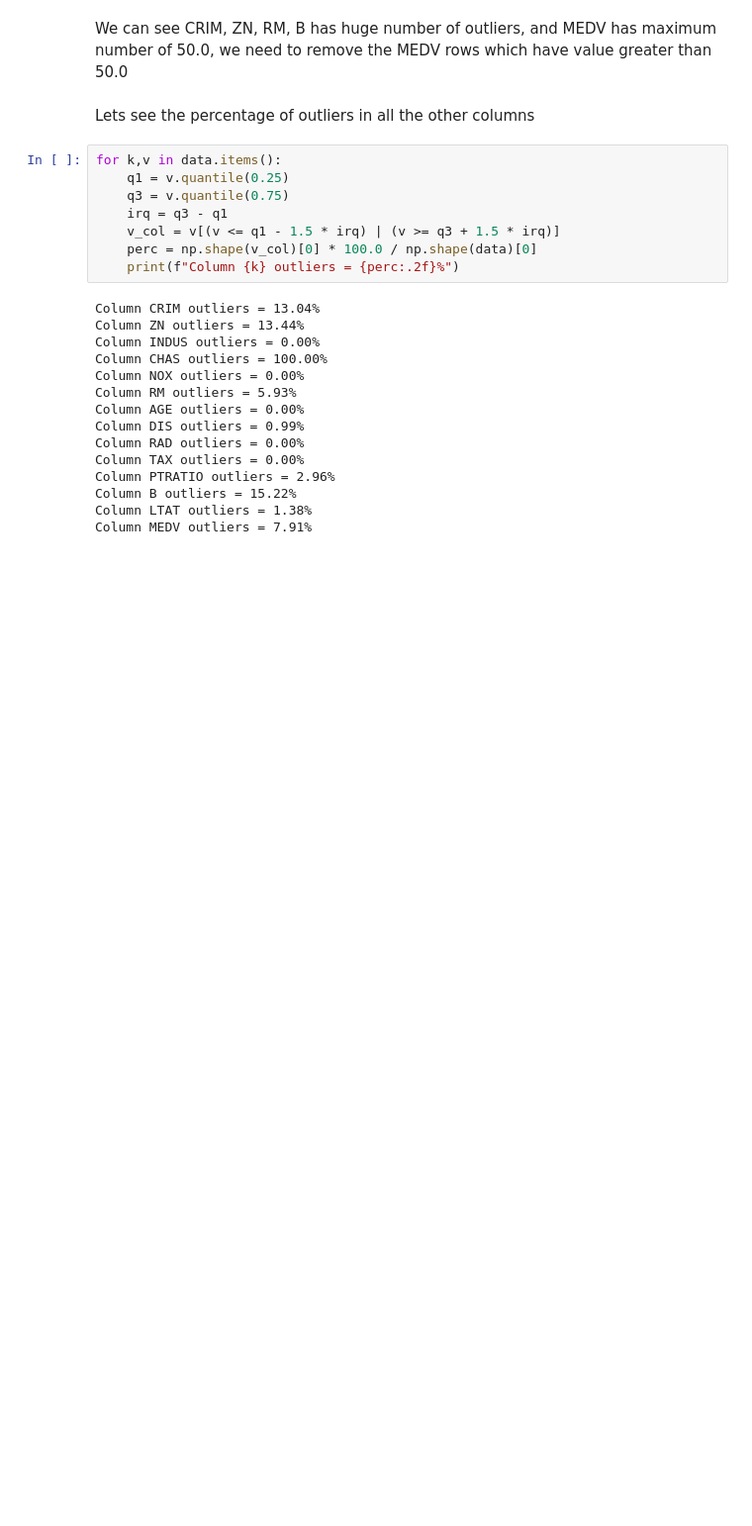
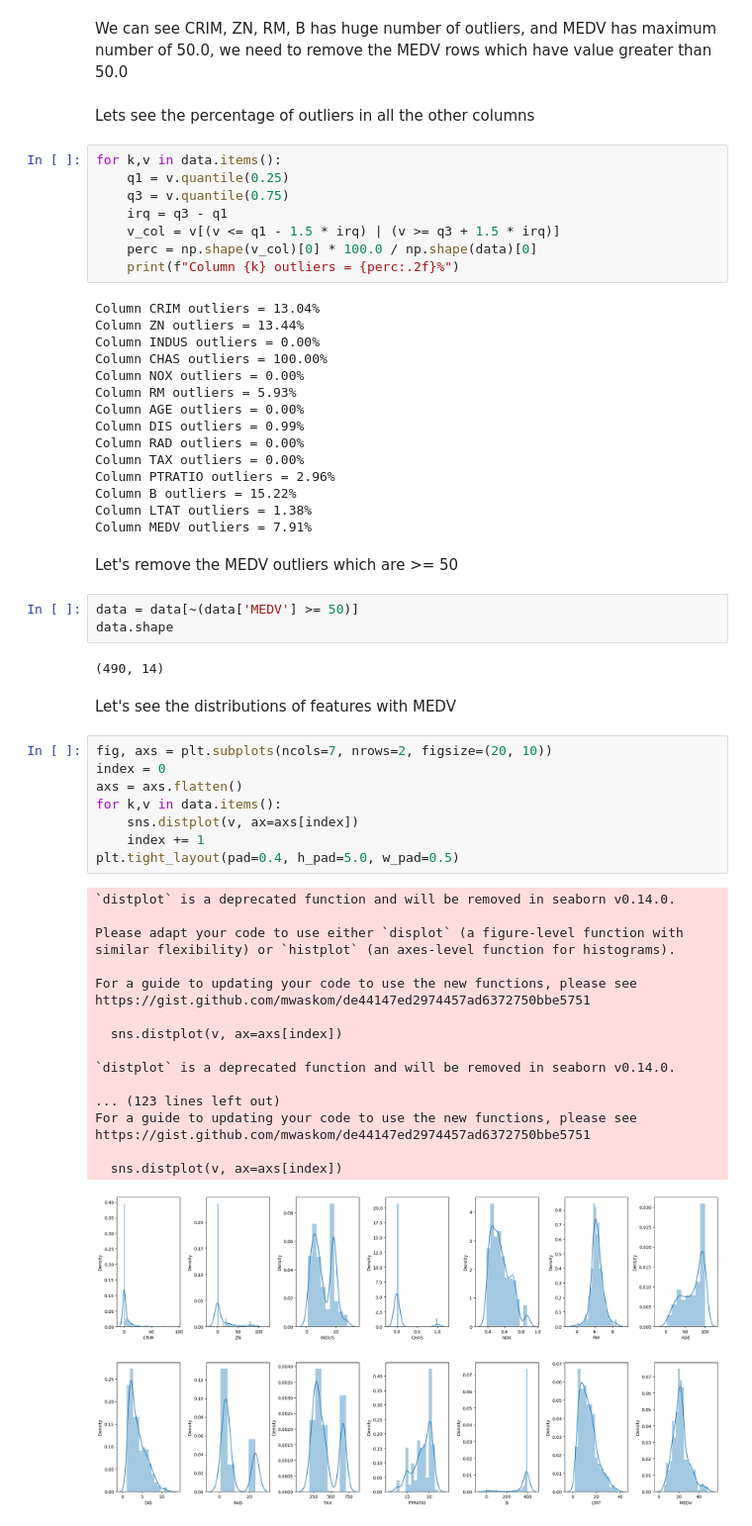
Before and after one commit to Simpl1fy/Boston-House-Price-Prediction, a Jupyter notebook: LinearRegression.ipynb, the cells around one changed output. Shown: that part at 99% size. Cells and saved outputs as stored; diff of their text form; blank space fills up the shorter version.

Commit message:
data processing 2

```diff
--- a/LinearRegression.ipynb
+++ b/LinearRegression.ipynb
@@ -92,3 +92,39 @@ Column PTRATIO outliers = 2.96%
 Column B outliers = 15.22%
 Column LTAT outliers = 1.38%
 Column MEDV outliers = 7.91%
+# %% [markdown]
+Let's remove the MEDV outliers which are >= 50
+# %%
+data = data[~(data['MEDV'] >= 50)]
+data.shape
+# %% [output]
+(490, 14)
+# %% [markdown]
+Let's see the distributions of features with MEDV
+# %%
+fig, axs = plt.subplots(ncols=7, nrows=2, figsize=(20, 10))
+index = 0
+axs = axs.flatten()
+for k,v in data.items():
+    sns.distplot(v, ax=axs[index])
+    index += 1
+plt.tight_layout(pad=0.4, h_pad=5.0, w_pad=0.5)
+# %% [output]
+`distplot` is a deprecated function and will be removed in seaborn v0.14.0.
+
+Please adapt your code to use either `displot` (a figure-level function with
+similar flexibility) or `histplot` (an axes-level function for histograms).
+
+For a guide to updating your code to use the new functions, please see
+https://gist.github.com/mwaskom/de44147ed2974457ad6372750bbe5751
+
+  sns.distplot(v, ax=axs[index])
+
+`distplot` is a deprecated function and will be removed in seaborn v0.14.0.
+
+... (123 lines left out)
+For a guide to updating your code to use the new functions, please see
+https://gist.github.com/mwaskom/de44147ed2974457ad6372750bbe5751
+
+  sns.distplot(v, ax=axs[index])
+[figure, added]
```
